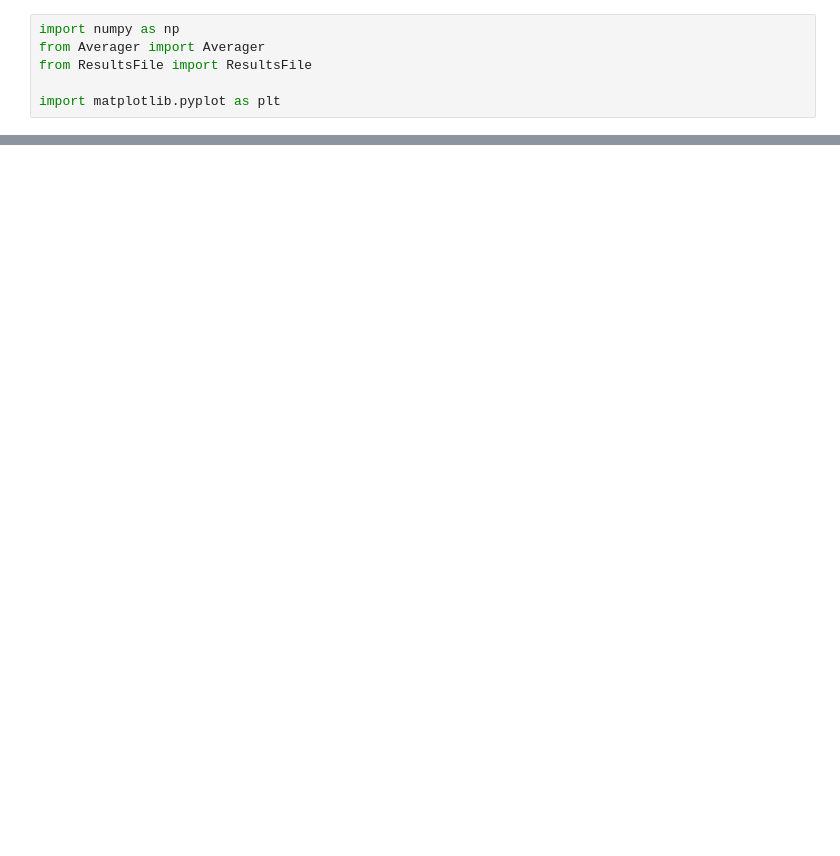
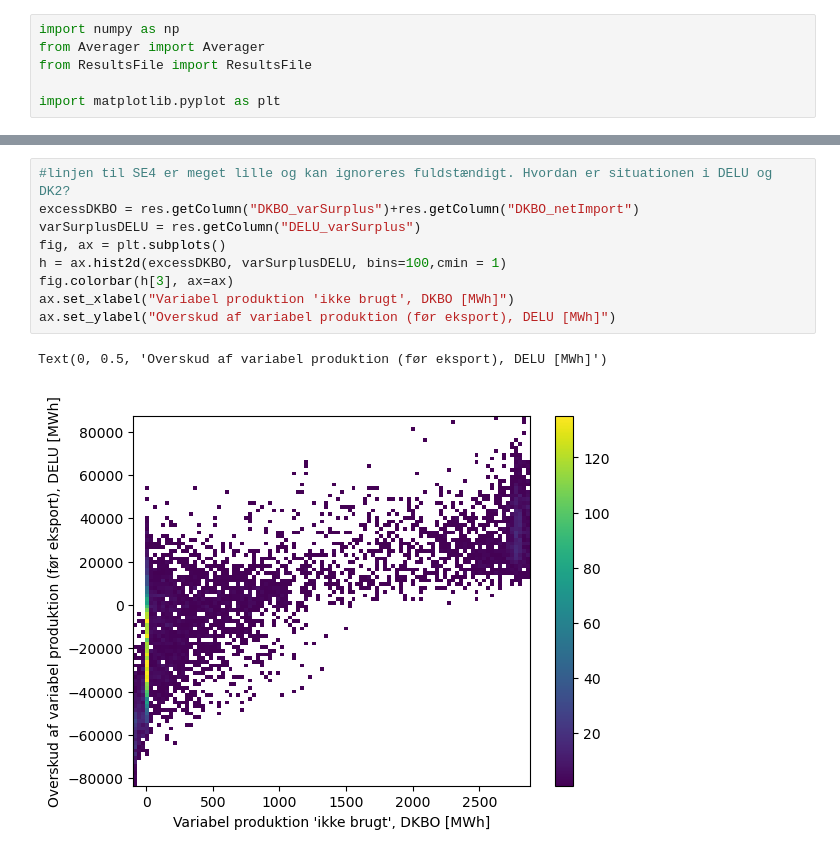
Before and after one commit to JeppeSchultzNielsen/REO-Sisyfos-lite, a Jupyter notebook: analysis/ExcessAnalysis.ipynb, the cells around one changed output, grey strips where cells are left out. Drawn from its saved outputs; the diff is of its cells as text; blank space fills up the shorter version.

```diff
--- a/analysis/ExcessAnalysis.ipynb
+++ b/analysis/ExcessAnalysis.ipynb
@@ -33,0 +91,12 @@ Det må være varsurplus minus netimport, der tilsammen giver overskudsproduktio
+# %%
+#linjen til SE4 er meget lille og kan ignoreres fuldstændigt. Hvordan er situationen i DELU og DK2?
+excessDKBO = res.getColumn("DKBO_varSurplus")+res.getColumn("DKBO_netImport")
+varSurplusDELU = res.getColumn("DELU_varSurplus")
+fig, ax = plt.subplots()
+h = ax.hist2d(excessDKBO, varSurplusDELU, bins=100,cmin = 1)
+fig.colorbar(h[3], ax=ax)
+ax.set_xlabel("Variabel produktion 'ikke brugt', DKBO [MWh]")
+ax.set_ylabel("Overskud af variabel produktion (før eksport), DELU [MWh]")
+# %% [output]
+Text(0, 0.5, 'Overskud af variabel produktion (før eksport), DELU [MWh]')
+[figure, added]
```
Also changed, not shown: parts of 16 cells of this notebook, 8 other files.
